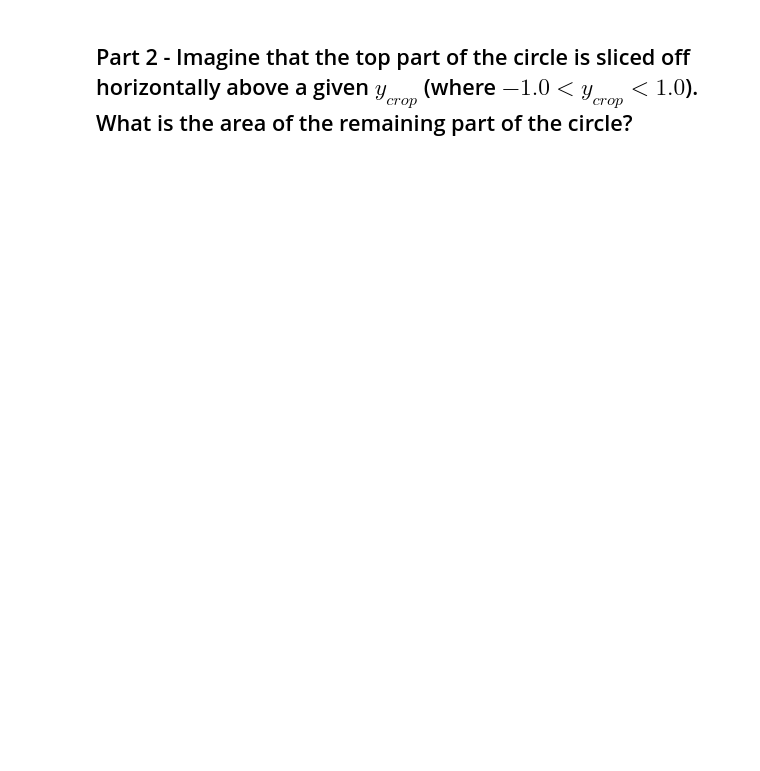
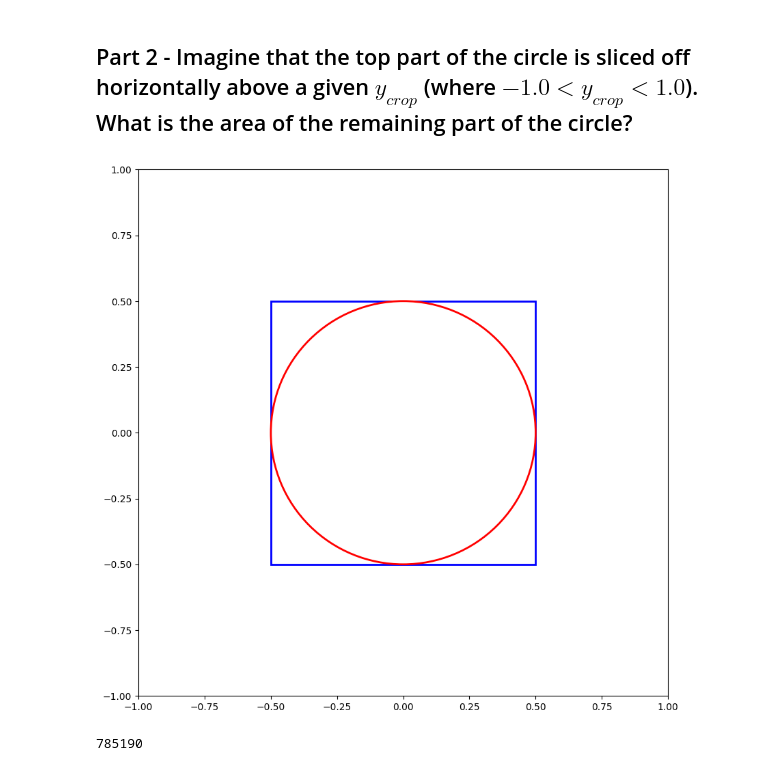
Before and after one commit to xondikoi03/061-hsf-india-202506-xondikoi03, a Jupyter notebook: Intermediate/107-MCPi.ipynb, the cells around one changed output. Drawn from its saved outputs; the diff is of its cells as text; code cells hidden in the pictures; blank space fills up the shorter version.

```diff
--- a/Intermediate/107-MCPi.ipynb
+++ b/Intermediate/107-MCPi.ipynb
@@ -27,2 +28,18 @@ The estimated value of pi is: 3.14002
 # %% [markdown]
 ## Part 2 - Imagine that the top part of the circle is sliced off horizontally above a given $y_{crop}$ (where $-1.0<y_{crop}<1.0$). What is the area of the remaining part of the circle?
+# %%
+plt.rcParams['figure.figsize'] = (10, 10)
+fig, ax = plt.subplots()
+square = patches.Rectangle((0.5, -0.5), -1, 1, linewidth=2, edgecolor='blue', facecolor='white')
+circle = patches.Circle((0,0) ,0.5, linewidth=2, edgecolor='red', facecolor='white')
+ax.add_patch(square)
+ax.add_patch(circle)
+ax.set_xlim(-1, 1)
+ax.set_ylim(-1, 1)
+plt.show()
+# %% [output]
+[figure, added]
+# %%
+pts_Circ
+# %% [output]
+785190
```
Also changed, not shown: parts of 3 cells of this notebook.
